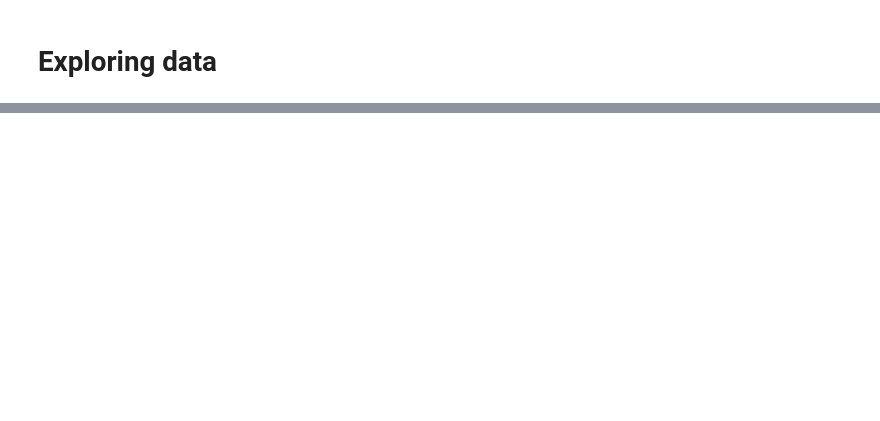
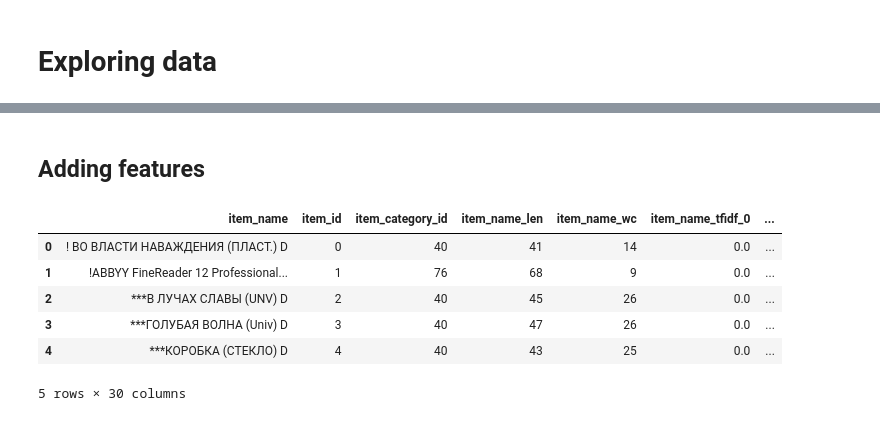
Before and after one commit to jchudb93/Kaggle-Future-Sales, a Jupyter notebook: notebooks/Future Sales.ipynb, the cells around one changed output, grey strips where cells are left out. Saved outputs shown, nothing was run; the diff lists cells and outputs as text; code cells hidden in the pictures; blank space fills up the shorter version.

```diff
--- a/notebooks/Future Sales.ipynb
+++ b/notebooks/Future Sales.ipynb
@@ -19,0 +67,20 @@ items.describe()
+# %% [markdown]
+## Adding features
+# %%
+feature_cnt = 25
+tfidf = feature_extraction.text.TfidfVectorizer(max_features=feature_cnt)
+items['item_name_len'] = items['item_name'].map(len) #length of the item name
+items['item_name_wc'] = items['item_name'].map(lambda x: len(str(x).split(' ')))
+txtFeatures = pd.DataFrame(tfidf.fit_transform(items['item_name']).toarray())
+cols = txtFeatures.columns
+for i in range(feature_cnt):
+    items['item_name_tfidf_' + str(i)] = txtFeatures[cols[i]]
+items.head()
+# %% [output]
+|  | item_name | item_id | item_category_id | item_name_len | item_name_wc | item_name_tfidf_0 | ... |
+| 0 | ! ВО ВЛАСТИ НАВАЖДЕНИЯ (ПЛАСТ.) D | 0 | 40 | 41 | 14 | 0.0 | ... |
+| 1 | !ABBYY FineReader 12 Professional... | 1 | 76 | 68 | 9 | 0.0 | ... |
+| 2 | ***В ЛУЧАХ СЛАВЫ (UNV) D | 2 | 40 | 45 | 26 | 0.0 | ... |
+| 3 | ***ГОЛУБАЯ ВОЛНА (Univ) D | 3 | 40 | 47 | 26 | 0.0 | ... |
+| 4 | ***КОРОБКА (СТЕКЛО) D | 4 | 40 | 43 | 25 | 0.0 | ... |
+5 rows × 30 columns
```
Also changed, not shown: parts of 23 cells of this notebook, 1 other file.
